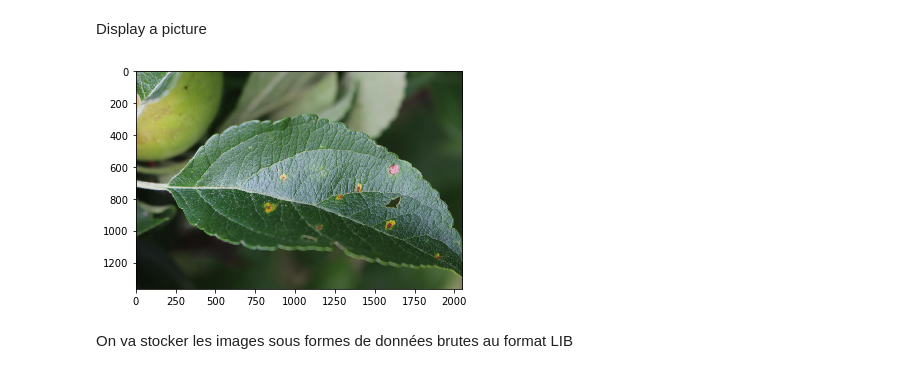
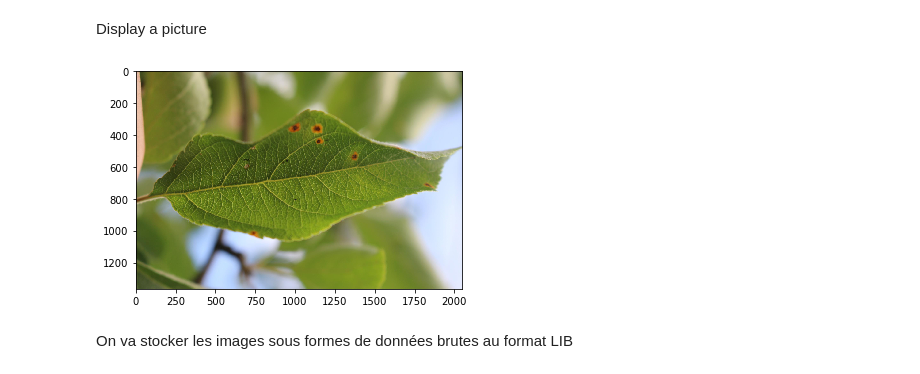
Before and after one commit to VictorMeyer77/PLANT_PATHOLOGY, a Jupyter notebook: model/rnn/LSTM.ipynb, the cells around one changed output. Saved outputs shown, nothing was run; the diff lists cells and outputs as text; code cells hidden in the pictures.

```diff
--- a/model/rnn/LSTM.ipynb
+++ b/model/rnn/LSTM.ipynb
@@ -67,10 +67,10 @@ Display a picture
 # %%
 # Retour d'une image de façon aléatoire
 randImg = np.random.randint(1820)
-img = mpimg.imread(f'../../plant-pathology-2020-fgvc7/images/Train_{randImg}.jpg')
+img = mpimg.imread(f'../../../plant-pathology-2020-fgvc7/images/Train_{randImg}.jpg')
 imgplot = plt.imshow(img)
 # %% [output]
-[figure, old version]
+[figure, new version]
 # %% [markdown]
 On va stocker les images sous formes de données brutes au format LIB
 # %%
```
Also changed, not shown: parts of 18 cells of this notebook.
